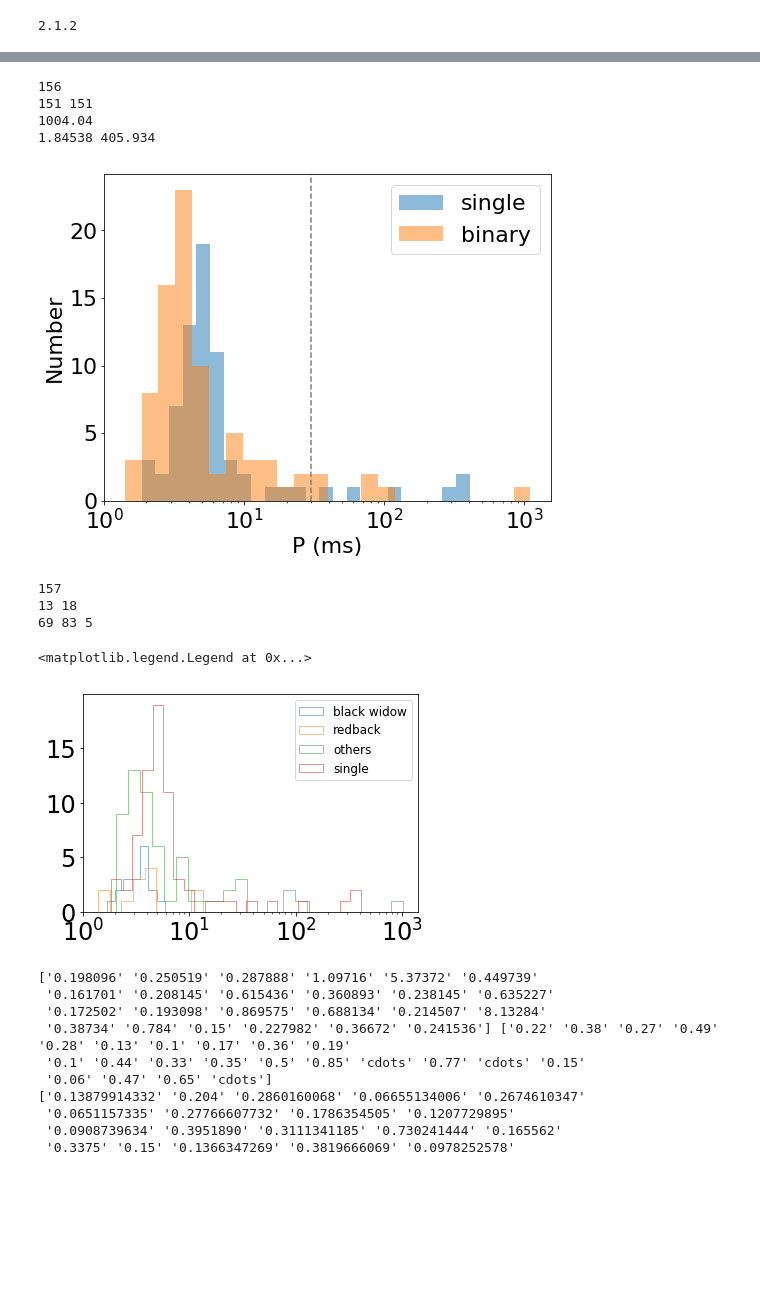
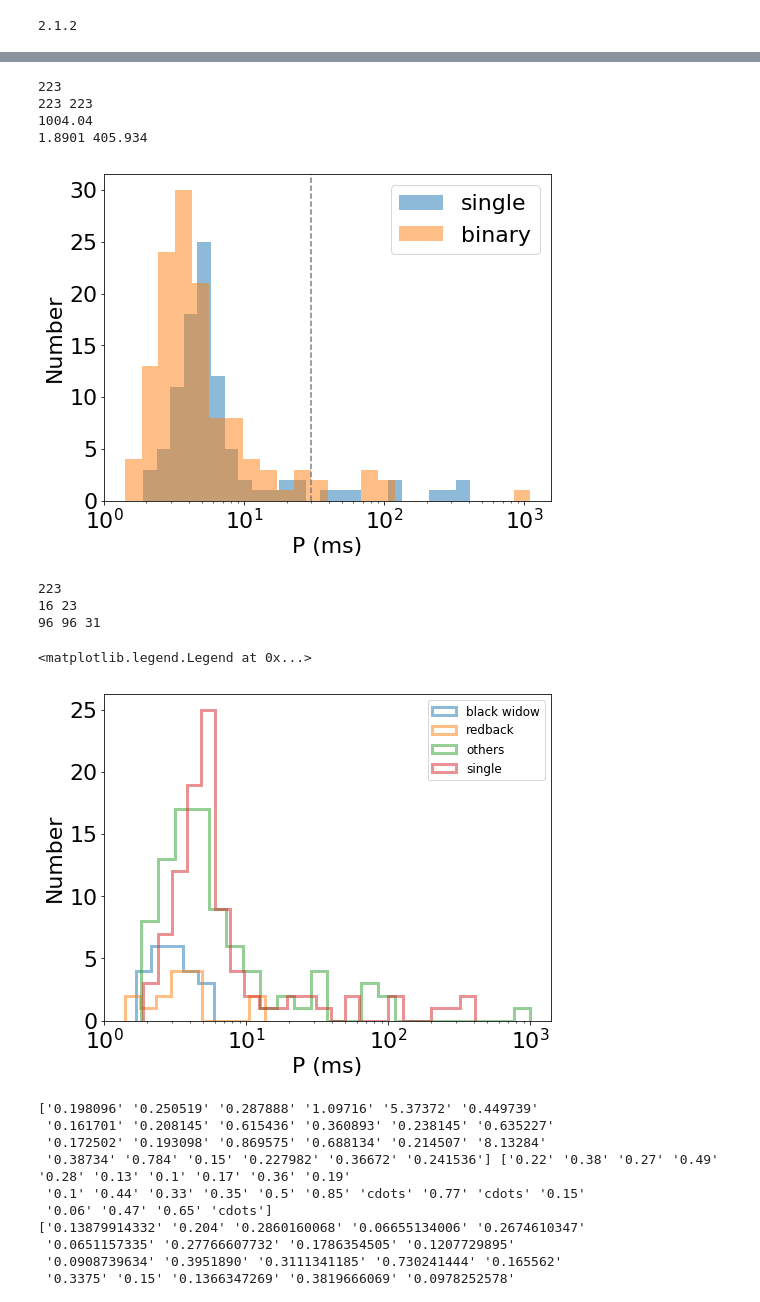
Before and after one commit to claireshiye/MyPythonCode, a Jupyter notebook: psr_catalog_plot.ipynb, the cells around one changed output, grey strips where cells are left out. Drawn from its saved outputs; the diff is of its cells as text; code cells hidden in the pictures; blank space fills up the shorter version.

```diff
--- a/psr_catalog_plot.ipynb
+++ b/psr_catalog_plot.ipynb
@@ -45,8 +45,8 @@ savepath='/projects/b1095/syr904/projects/PULSAR2/tc_comparison/'
 P, Pdot, Binflag, Namespin, Period, Ecc, Mc, Names, Pall, Bfall, Nameall = pc.readdata_freire()
 print(len(Pall), len(Bfall))
 print(Ecc)
-datarb=np.genfromtxt('/projects/b1095/syr904/projects/PULSAR/GCredback.dat', dtype=str)
-databw=np.genfromtxt('/projects/b1095/syr904/projects/PULSAR/GCblackwidow.dat', dtype=str)
+datarb=np.genfromtxt('/projects/b1095/syr904/projects/PULSAR/data_observed/GCredback.dat', dtype=str)
+databw=np.genfromtxt('/projects/b1095/syr904/projects/PULSAR/data_observed/GCblackwidow.dat', dtype=str)
 namerb=datarb[:,0]; namebw=databw[:,0]
 
 plt.rcParams['figure.figsize'] = [8,24]
@@ -63,6 +63,10 @@ fig, axs = plt.subplots(nrows=3, sharey=False)
 fig.subplots_adjust(wspace=0.05)
 for i in range(len(Mc)):
     if Mc[i][0] != '>':
+        #if float(Mc[i])<=0.05:
+        #    print(Names[i])
+        if float(Period[i])<0.4:
+            print(Names[i])
         if Names[i] in namerb:
             axs[0].scatter(float(Mc[i]), float(Period[i]), color='red', alpha=0.7, zorder=2)
             if Ecc[i][0]!='<' and Ecc[i][0]!='-':
@@ -143,5 +161,5 @@ yticks[4].set_visible(False)
 # %%
-P, Pdot, Binflag, Namespin, Period, Ecc, Mc, Names, Pall, Bfall = pc.readdata_freire()
+P, Pdot, Binflag, Namespin, Period, Ecc, Mc, Names, Pall, Bfall, Nameall = pc.readdata_freire()
 print(len(Pall), len(Bfall))
 print(max(Pall))
 
@@ -168,16 +186,16 @@ plt.ylabel('Number')
 plt.legend(loc='best')
 plt.savefig('/projects/b1095/syr904/projects/PULSAR/spin_distri.pdf', dpi=300)
 # %% [output]
-156
-151 151
+223
+223 223
 1004.04
-1.84538 405.934
+1.8901 405.934
-[figure, old version]
+[figure, new version]
 # %%
 ##Histogram of the spin distribution distinguishing redbacks and black widows
 P, Pdot, Binflag, Namespin, Period, Ecc, Mc, Names, Pall, Bfall, Nameall = pc.readdata_freire()
-datarb=np.genfromtxt('/projects/b1095/syr904/projects/PULSAR/GCredback.dat', dtype=str)
-databw=np.genfromtxt('/projects/b1095/syr904/projects/PULSAR/GCblackwidow.dat', dtype=str)
+datarb=np.genfromtxt('/projects/b1095/syr904/projects/PULSAR/data_observed/GCredback.dat', dtype=str)
+databw=np.genfromtxt('/projects/b1095/syr904/projects/PULSAR/data_observed/GCblackwidow.dat', dtype=str)
 namerb=datarb[:,0]; namebw=databw[:,0]
 
 nsin=0; nbin=0; nundet=0
@@ -187,44 +205,48 @@ for j in range(len(Pall)):
         Psin.append(float(Pall[j]))
         nsin+=1
     elif Bfall[j]==1:
         nbin+=1
         if Nameall[j] in namerb:
+            #print(Nameall[j])
             Prb.append(float(Pall[j]))
         elif Nameall[j] in namebw:
             Pbw.append(float(Pall[j]))
         else:
             Pother.append(float(Pall[j]))
     else:
         nundet+=1
         if Nameall[j] in namerb:
+            #print(Nameall[j])
             Prb.append(float(Pall[j]))
         elif Nameall[j] in namebw:
             Pbw.append(float(Pall[j]))
         else:
             Pother.append(float(Pall[j]))
 
 
 print(len(Prb), len(Pbw))
 print(nsin, nbin, nundet)
 
 plt.figure()
-plt.hist(Pbw, bins=np.logspace(np.log10(min(Pbw)),np.log10(max(Pbw)), 8), alpha=0.5,
-         histtype='step', label='black widow')
+plt.hist(Pbw, bins=np.logspace(np.log10(min(Pbw)),np.log10(max(Pbw)), 6), alpha=0.5,
+         histtype='step', label='black widow', lw=3)
 plt.hist(Prb, bins=np.logspace(np.log10(min(Prb)),np.log10(max(Prb)), 10), alpha=0.5,
-         histtype='step', label='redback')
-plt.hist(Pother, bins=np.logspace(np.log10(min(Pother)),np.log10(max(Pother)), 25), alpha=0.5,
-         histtype='step', label='others')
-plt.hist(Psin, bins=np.logspace(np.log10(min(Psin)),np.log10(max(Psin)), 25), alpha=0.5,
-         histtype='step', label='single')
+         histtype='step', label='redback', lw=3)
+plt.hist(Pother, bins=np.logspace(np.log10(min(Pother)),np.log10(max(Pother)), 24), alpha=0.5,
+         histtype='step', label='others', lw=3)
+plt.hist(Psin, bins=np.logspace(np.log10(min(Psin)),np.log10(max(Psin)), 24), alpha=0.5,
+         histtype='step', label='single', lw=3)
 
 plt.xscale('log')
+plt.xlabel('P (ms)')
+plt.ylabel('Number')
 plt.legend(loc='best', fontsize=12)
 # %% [output]
-157
-13 18
-69 83 5
+223
+16 23
+96 96 31
 <matplotlib.legend.Legend at 0x...>
-[figure, old version]
+[figure, new version]
 # %%
 ##Compare field and GC redbacks and blackwidows
 
```
Also changed, not shown: parts of 4 cells of this notebook, 45 other files.
